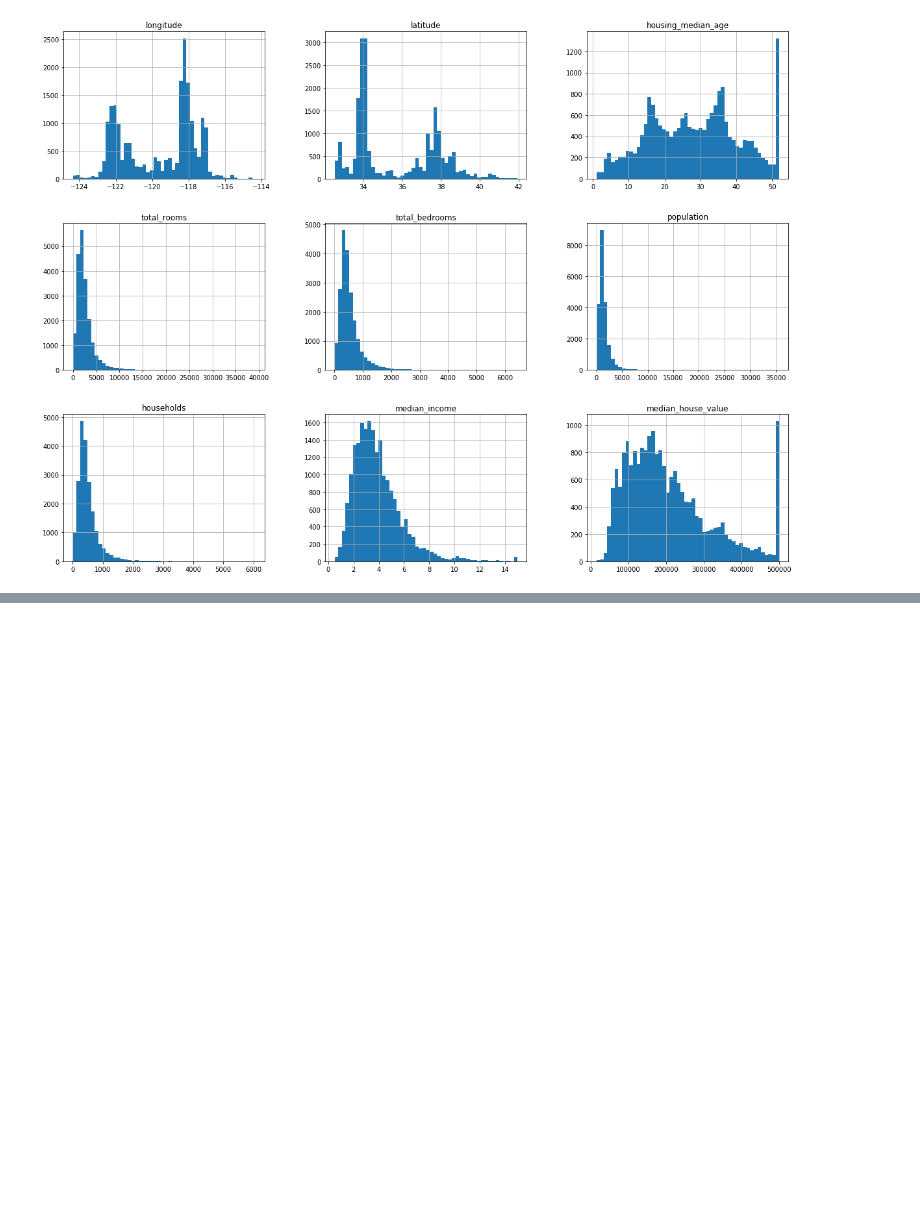
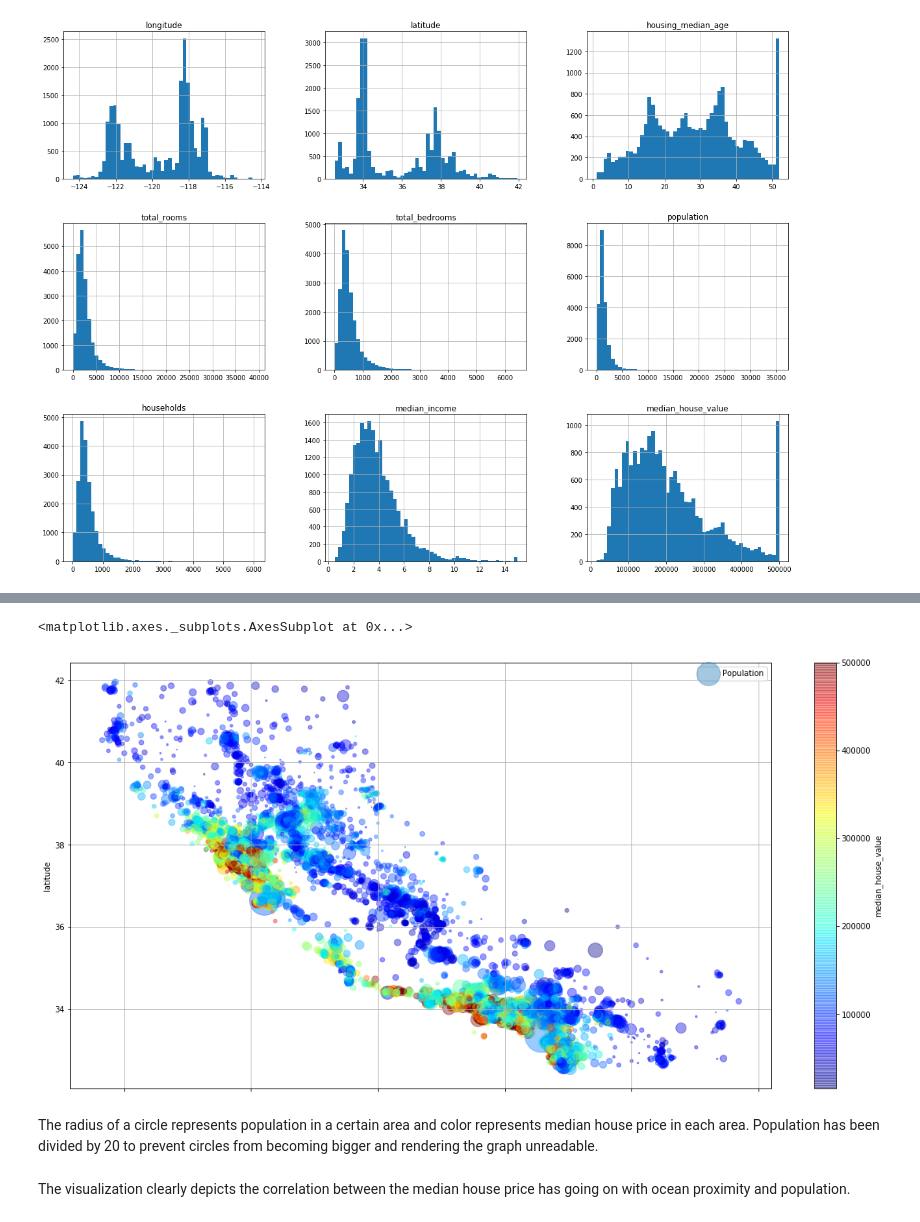
Before and after one commit to theSLWayne/california-housing-model, a Jupyter notebook: California_Housing.ipynb, the cells around one changed output, grey strips where cells are left out. Saved outputs shown, nothing was run; the diff lists cells and outputs as text; code cells hidden in the pictures; blank space fills up the shorter version.

```diff
--- a/California_Housing.ipynb
+++ b/California_Housing.ipynb
@@ -73,0 +106,12 @@ plt.show()
+# %%
+# Colormap to depict both population and housing prices
+train_copy.plot(x = "longitude", y = "latitude", kind = "scatter", figsize = (20, 10), grid = True, alpha = 0.4,
+               s = train_copy['population']/20, label = "Population", c = "median_house_value",
+                cmap = plt.get_cmap("jet"), colorbar = True)
+# %% [output]
+<matplotlib.axes._subplots.AxesSubplot at 0x...>
+[figure, added]
+# %% [markdown]
+The radius of a circle represents population in a certain area and color represents median house price in each area. Population has been divided by 20 to prevent circles from becoming bigger and rendering the graph unreadable.
+# %% [markdown]
+The visualization clearly depicts the correlation between the median house price has going on with ocean proximity and population.
```
Also changed, not shown: parts of 13 cells of this notebook.
